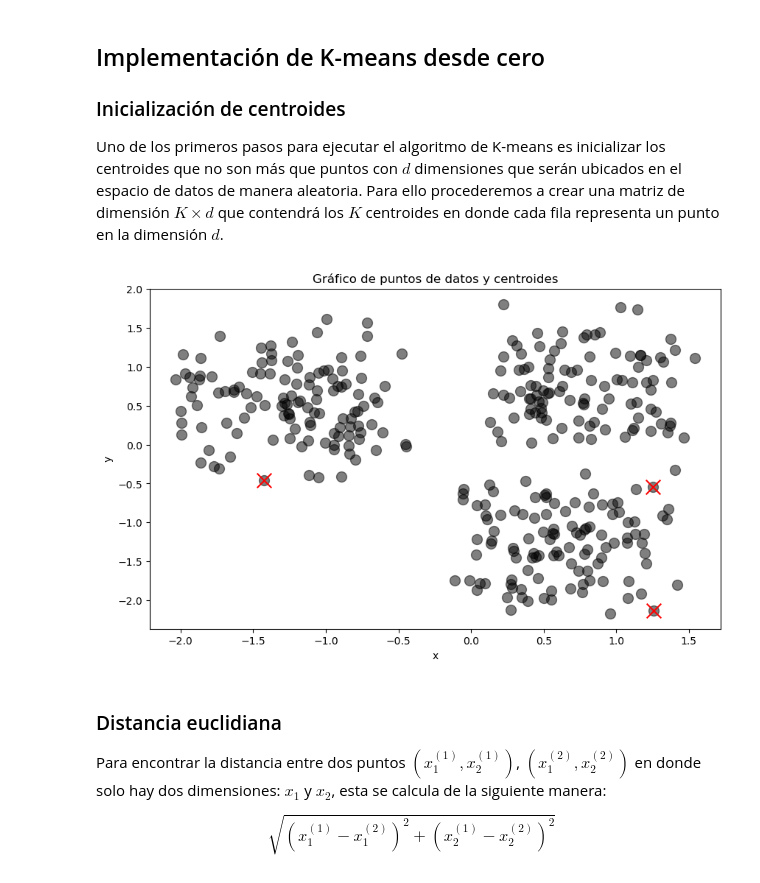
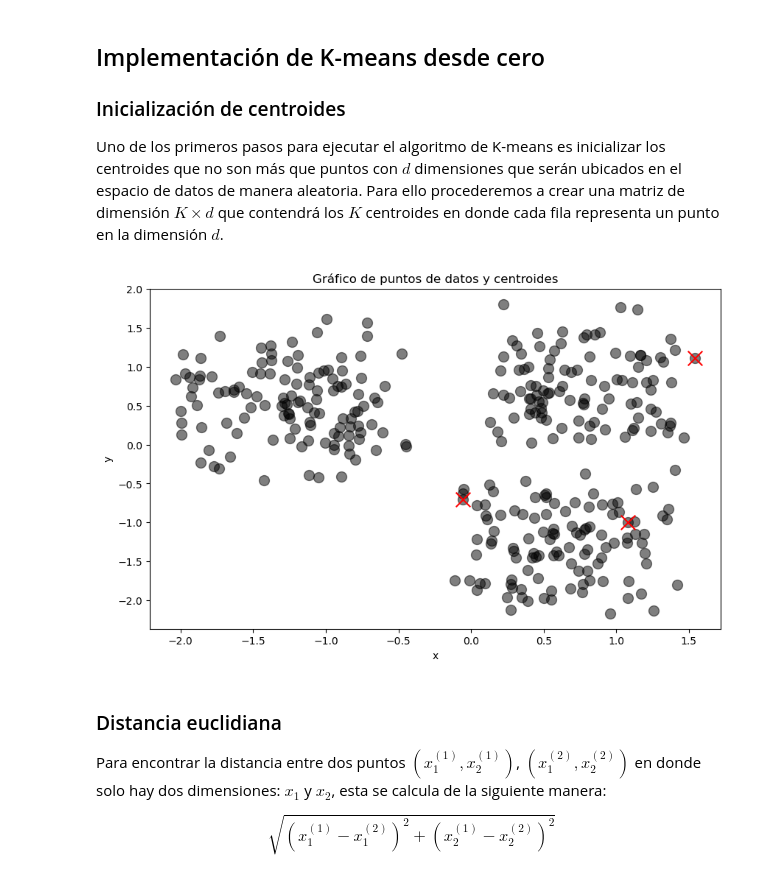
Before and after one commit to MonicaCabanas23/artificial-intelligence-course, a Jupyter notebook: Tareas/k-means-homework/Clustering_Homework.ipynb, the cells around one changed output. Cells and saved outputs as stored; diff of their text form; code cells hidden in the pictures.

```diff
--- a/Tareas/k-means-homework/Clustering_Homework.ipynb
+++ b/Tareas/k-means-homework/Clustering_Homework.ipynb
@@ -112,26 +113,27 @@ Uno de los primeros pasos para ejecutar el algoritmo de K-means es inicializar l
 # %%
 # This value is obtained as a result of the elbow method
 K = 3
-performances = []
 
 # Assigning random points to each centroid from the standarized data
-centroids_df = standarized_df.sample(K)
-centroids = np.array(centroids_df)
+def assign_centroids(K, standarized_data):
+    centroids_df = pd.DataFrame(standarized_df).sample(K)
+    centroids = np.array(centroids_df)
+    return centroids
 # %%
 # Function to plot the data points of two features and the centroids
 def plot_data_centroids(data, centroids):
     plt.figure(figsize=(10, 6))
     plt.scatter(data[data.columns[0]], data[data.columns[1]], s=100, c='black', alpha=0.5)
     plt.scatter(centroids[centroids.columns[0]], centroids[centroids.columns[1]], c='red', s=200, marker='x')
     plt.title('Gráfico de puntos de datos y centroides')
     plt.xlabel(data.columns[0])
     plt.ylabel(data.columns[1])
     plt.show()
 
 # Ploting the data points of two features and the centroids
-plot_data_centroids(standarized_df, centroids_df)
+plot_data_centroids(standarized_df, pd.DataFrame(assign_centroids(K, standarized_data), columns=standarized_df.columns))
 # %% [output]
-[figure, old version]
+[figure, new version]
 # %% [markdown]
 ### Distancia euclidiana
 
```
Also changed, not shown: parts of 19 cells of this notebook.
